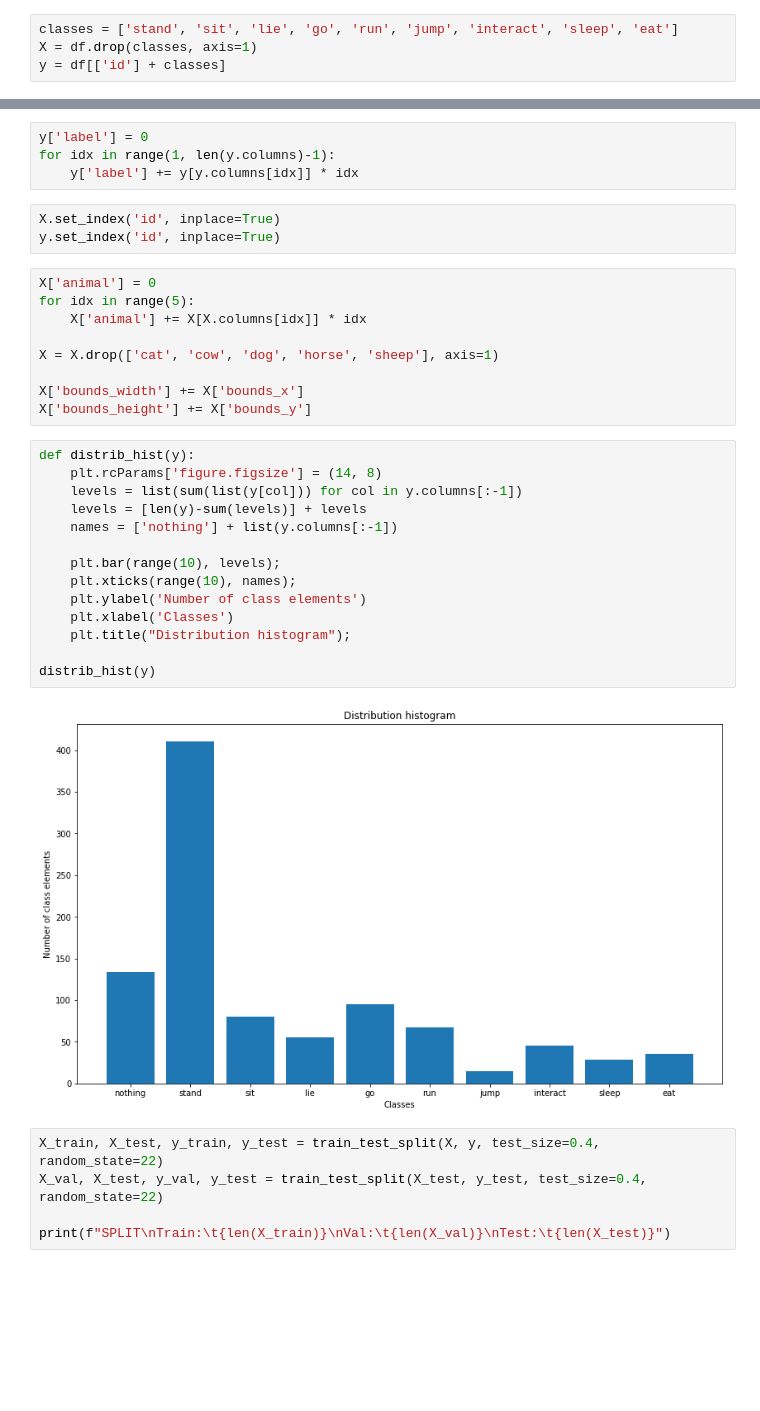
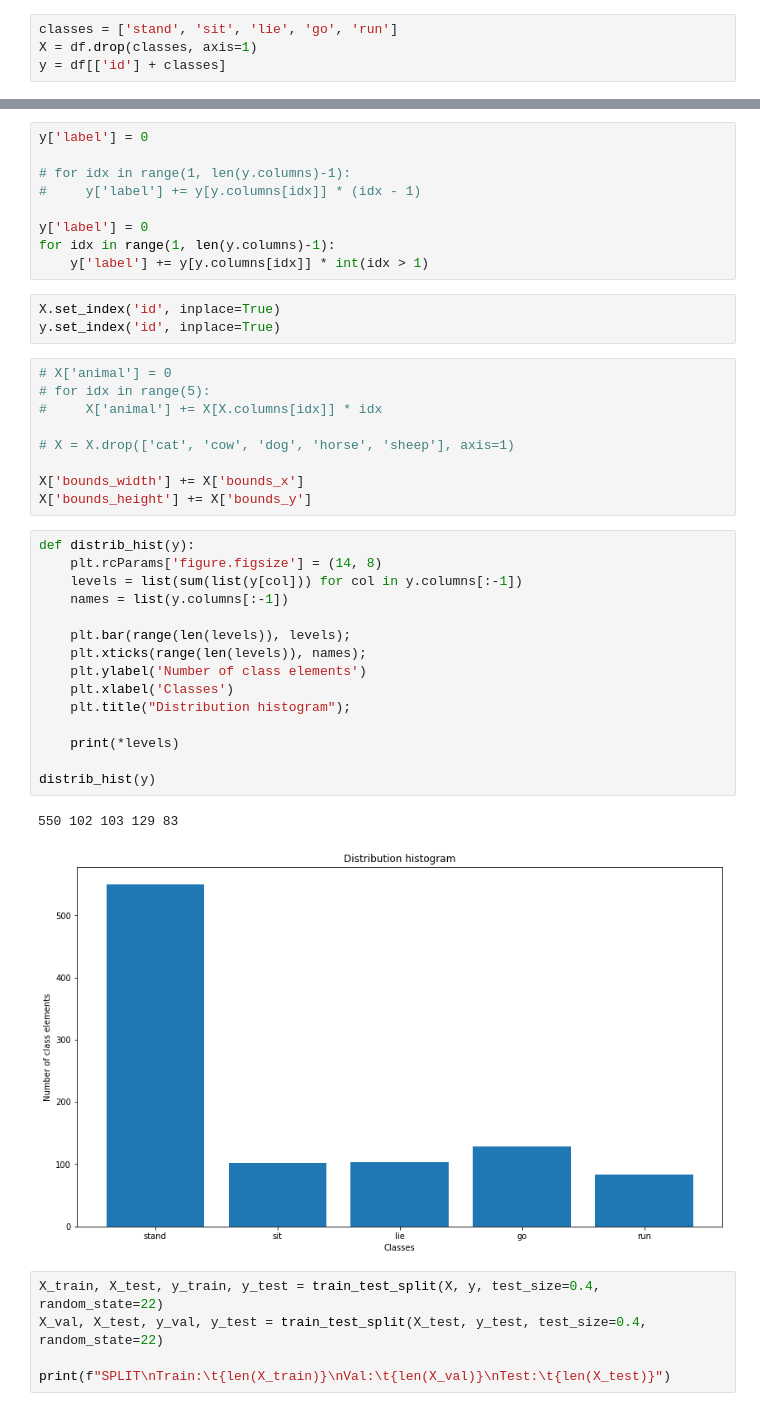
Before and after one commit to Maximrez/Pets-Activity-Interpreter-New, a Jupyter notebook: training_classifier.ipynb, the cells around one changed output, grey strips where cells are left out. Drawn from its saved outputs; the diff is of its cells as text; blank space fills up the shorter version.

```diff
--- a/training_classifier.ipynb
+++ b/training_classifier.ipynb
@@ -59,5 +68,5 @@ print("Строк в датасете: {}".format(len(df)))
 # %%
-classes = ['stand', 'sit', 'lie', 'go', 'run', 'jump', 'interact', 'sleep', 'eat']
+classes = ['stand', 'sit', 'lie', 'go', 'run']
 X = df.drop(classes, axis=1)
 y = df[['id'] + classes]
 # %%
@@ -80,36 +89,43 @@ for idx in df_dict['id'].values():
 X = pd.DataFrame.from_dict(df_dict)
 # %%
 y['label'] = 0
+
+# for idx in range(1, len(y.columns)-1):
+#     y['label'] += y[y.columns[idx]] * (idx - 1)
+
+y['label'] = 0
 for idx in range(1, len(y.columns)-1):
-    y['label'] += y[y.columns[idx]] * idx
+    y['label'] += y[y.columns[idx]] * int(idx > 1)
 # %%
 X.set_index('id', inplace=True)
 y.set_index('id', inplace=True)
 # %%
-X['animal'] = 0
-for idx in range(5):
-    X['animal'] += X[X.columns[idx]] * idx
+# X['animal'] = 0
+# for idx in range(5):
+#     X['animal'] += X[X.columns[idx]] * idx
 
-X = X.drop(['cat', 'cow', 'dog', 'horse', 'sheep'], axis=1)
+# X = X.drop(['cat', 'cow', 'dog', 'horse', 'sheep'], axis=1)
 
 X['bounds_width'] += X['bounds_x']
 X['bounds_height'] += X['bounds_y']
 # %%
 def distrib_hist(y):
     plt.rcParams['figure.figsize'] = (14, 8)
     levels = list(sum(list(y[col])) for col in y.columns[:-1])
-    levels = [len(y)-sum(levels)] + levels
-    names = ['nothing'] + list(y.columns[:-1])
+    names = list(y.columns[:-1])
 
-    plt.bar(range(10), levels);
-    plt.xticks(range(10), names);
+    plt.bar(range(len(levels)), levels);
+    plt.xticks(range(len(levels)), names);
     plt.ylabel('Number of class elements')
     plt.xlabel('Classes')
     plt.title("Distribution histogram");
 
+    print(*levels)
+
 distrib_hist(y)
 # %% [output]
+550 102 103 129 83
-[figure, old version]
+[figure, new version]
 # %%
 X_train, X_test, y_train, y_test = train_test_split(X, y, test_size=0.4, random_state=22)
 X_val, X_test, y_val, y_test = train_test_split(X_test, y_test, test_size=0.4, random_state=22)
```
Also changed, not shown: parts of 29 cells of this notebook, 4 other files.
